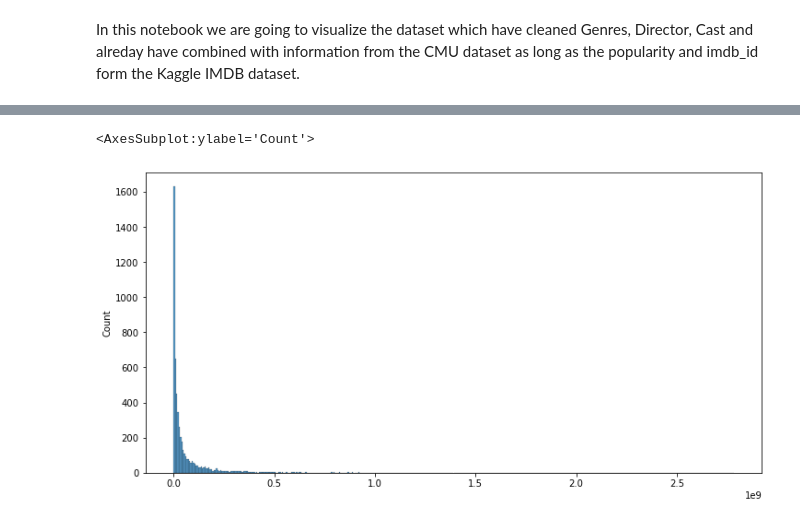
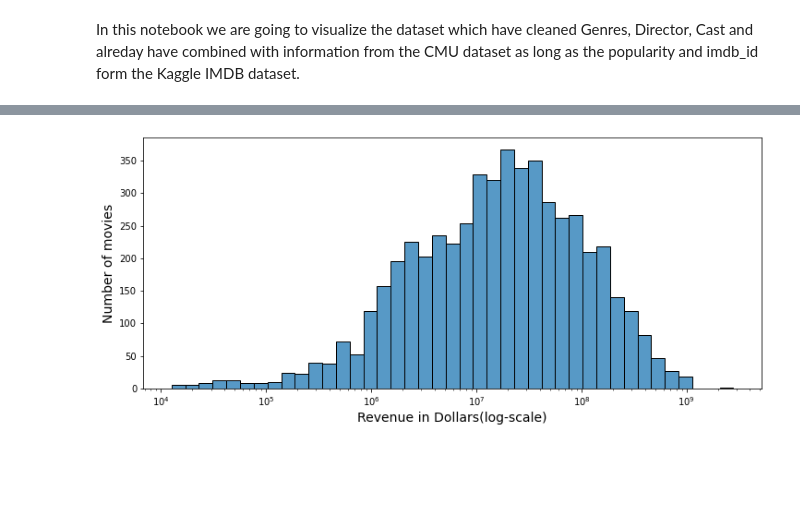
Before and after one commit to sayantangkhan/movie-plot-nlp-project, a Jupyter notebook: Visualization/data_visualization.ipynb, the cells around one changed output, grey strips where cells are left out. Drawn from its saved outputs; the diff is of its cells as text; code cells hidden in the pictures; blank space fills up the shorter version.

```diff
--- a/Visualization/data_visualization.ipynb
+++ b/Visualization/data_visualization.ipynb
@@ -74,10 +82,12 @@ sns.histplot(x = pop_rev['popularity'].to_list(), bins = 20)
 [figure]
 # %%
-plt.figure(figsize=(12, 6))
-sns.histplot(x = pop_rev['Revenue'].to_list())
+plt.figure(figsize=(12, 5))
+sns.histplot(x = pop_rev['Revenue'].to_list(),log_scale=True)
+plt.xlabel("Revenue in Dollars(log-scale)",size= 14)
+plt.ylabel("Number of movies",size= 14)
+plt.show()
 # %% [output]
-<AxesSubplot:ylabel='Count'>
-[figure, old version]
+[figure, new version]
 # %%
 data.head()
 # %% [output]
```
Also changed, not shown: parts of 15 cells of this notebook.
